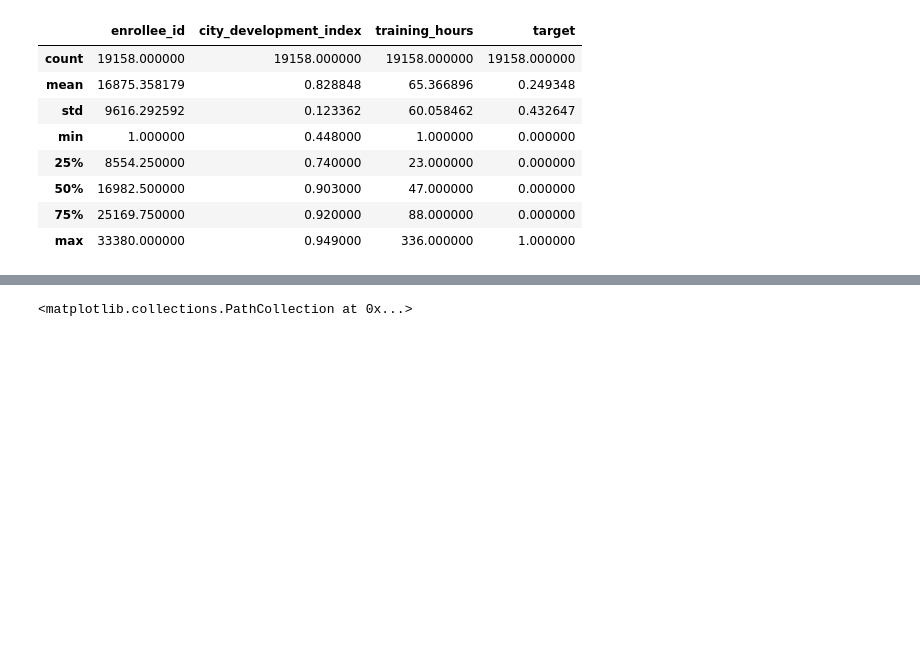
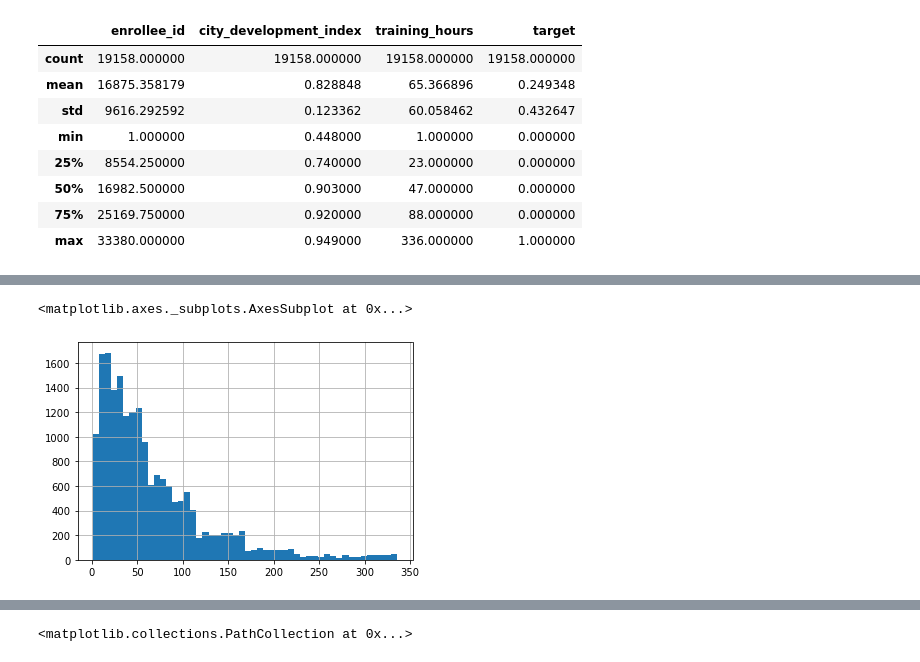
Before and after one commit to scinerd68/JobChangePrediction, a Jupyter notebook: explore.ipynb, the cells around one changed output, grey strips where cells are left out. Cells and saved outputs as stored; diff of their text form; code cells hidden in the pictures; blank space fills up the shorter version.

```diff
--- a/explore.ipynb
+++ b/explore.ipynb
@@ -79,0 +190,5 @@ for attributes in job_change.columns:
+# %%
+job_change["training_hours"].hist(bins=50)
+# %% [output]
+<matplotlib.axes._subplots.AxesSubplot at 0x...>
+[figure, added]
```
Also changed, not shown: parts of 23 cells of this notebook, 1 other file.
